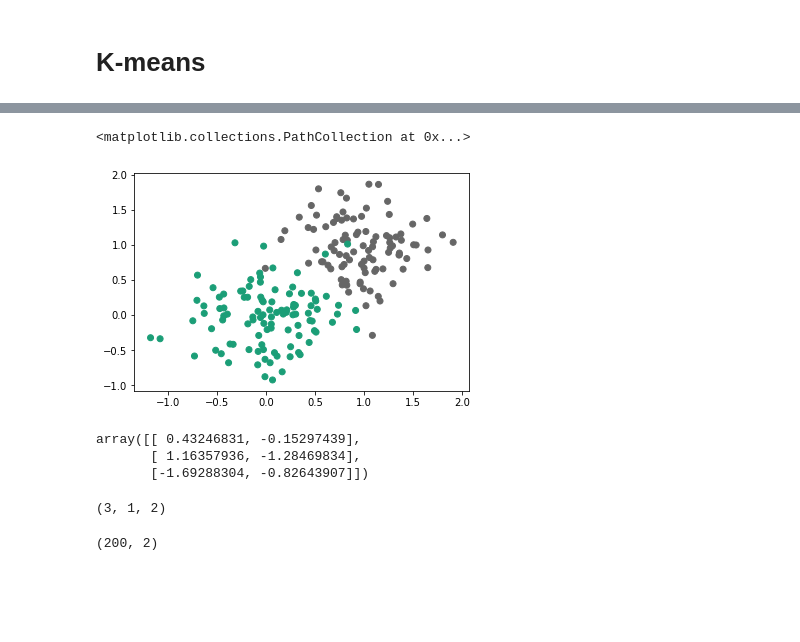
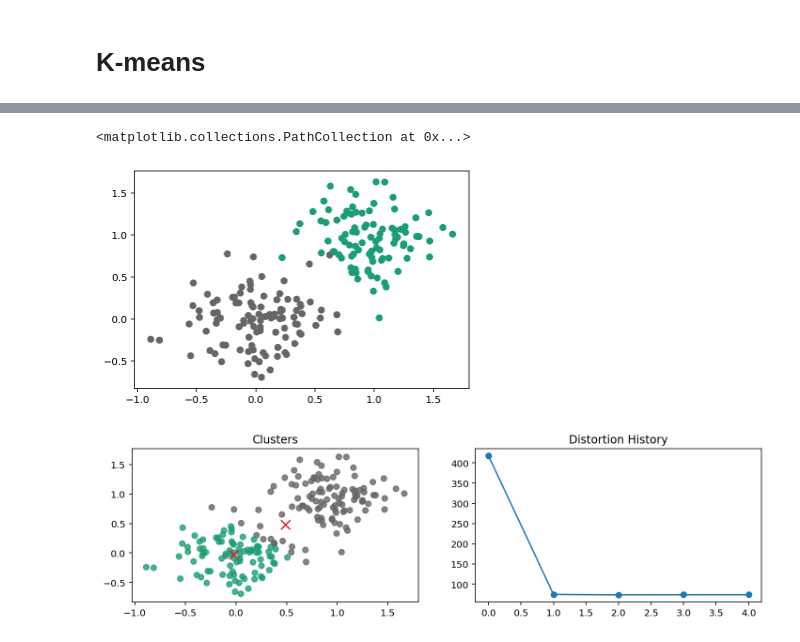
Before and after one commit to gerdm/prml, a Jupyter notebook: chapter9/k-means.ipynb, the cells around one changed output, grey strips where cells are left out. Saved outputs shown, nothing was run; the diff lists cells and outputs as text; code cells hidden in the pictures; blank space fills up the shorter version.

```diff
--- a/chapter9/k-means.ipynb
+++ b/chapter9/k-means.ipynb
@@ -21,24 +34,8 @@ $$
     {\bf\mu}_{\hat k} = \frac{1}{N_{\hat k}}\sum_{\{n|{\bf x}_n\in C_{\hat k}\}}{\bf x}_n
 $$
 # %%
-X, y, _ = make_biclusters((200, 2), 2, noise=0.4, random_state=314, minval=0, maxval=1)
-plt.scatter(*X.T, c=y[0], cmap="Dark2")
+X, y, _ = make_biclusters((200, 2), 2, noise=0.3, random_state=314, minval=0, maxval=1)
+plt.scatter(*X.T, c=y.argmax(axis=0), cmap="Dark2")
 # %% [output]
 <matplotlib.collections.PathCollection at 0x...>
-[figure, old version]
+[figure, new version]
-# %%
-k = 3
-mu = np.random.randn(k, X.shape[1])
-mu
-# %% [output]
-array([[ 0.43246831, -0.15297439],
-       [ 1.16357936, -1.28469834],
-       [-1.69288304, -0.82643907]])
-# %%
-mu.reshape(3, 1, 2).shape
-# %% [output]
-(3, 1, 2)
-# %%
-X.shape
-# %% [output]
-(200, 2)
@@ -54,0 +115,12 @@ class KMeans:
+# %%
+fig, ax = plt.subplots(1, 2, figsize=(12, 3))
+
+R = km.e_step().argmax(axis=1)
+ax[1].plot(km.distortion_hist, marker="o")
+ax[0].scatter(*X.T, c=R, cmap="Dark2", alpha=0.8)
+ax[0].scatter(*km.prototypes.T, c="tab:red", s=100, marker="x");
+
+ax[0].set_title("Clusters");
+ax[1].set_title("Distortion History");
+# %% [output]
+[figure, added]
```
Also changed, not shown: parts of 6 cells of this notebook.
